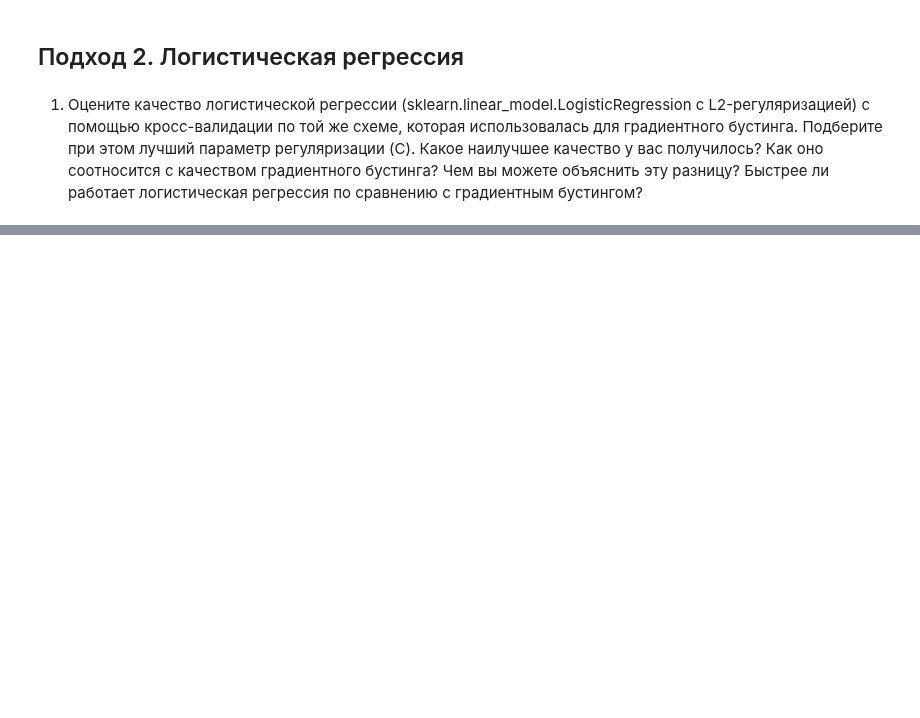
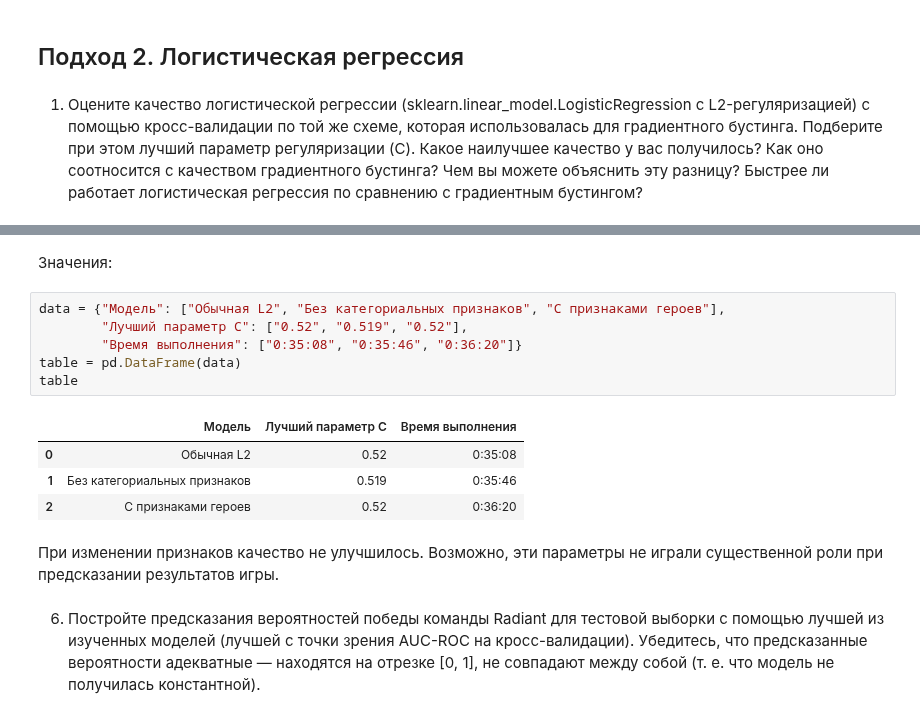
Before and after one commit to murpunk/Programming_2023, a Jupyter notebook: (МО)_final_statement_06_09_2023.ipynb, the cells around one changed output, grey strips where cells are left out. Cells and saved outputs as stored; diff of their text form; blank space fills up the shorter version.

```diff
--- a/(МО)_final_statement_06_09_2023.ipynb
+++ b/(МО)_final_statement_06_09_2023.ipynb
@@ -564,0 +709,17 @@ for trees in [10, 20, 30]:
+# %% [markdown]
+Значения:
+# %%
+data = {"Модель": ["Обычная L2", "Без категориальных признаков", "С признаками героев"],
+        "Лучший параметр C": ["0.52", "0.519", "0.52"],
+        "Время выполнения": ["0:35:08", "0:35:46", "0:36:20"]}
+table = pd.DataFrame(data)
+table
+# %% [output]
+|  | Модель | Лучший параметр C | Время выполнения |
+| 0 | Обычная L2 | 0.52 | 0:35:08 |
+| 1 | Без категориальных признаков | 0.519 | 0:35:46 |
+| 2 | С признаками героев | 0.52 | 0:36:20 |
+# %% [markdown]
+При изменении признаков качество не улучшилось. Возможно, эти параметры не играли существенной роли при предсказании результатов игры.
+# %% [markdown]
+6. Постройте предсказания вероятностей победы команды Radiant для тестовой выборки с помощью лучшей из изученных моделей (лучшей с точки зрения AUC-ROC на кросс-валидации). Убедитесь, что предсказанные вероятности адекватные — находятся на отрезке [0, 1], не совпадают между собой (т. е. что модель не получилась константной).
```
Also changed, not shown: parts of 19 cells of this notebook.
